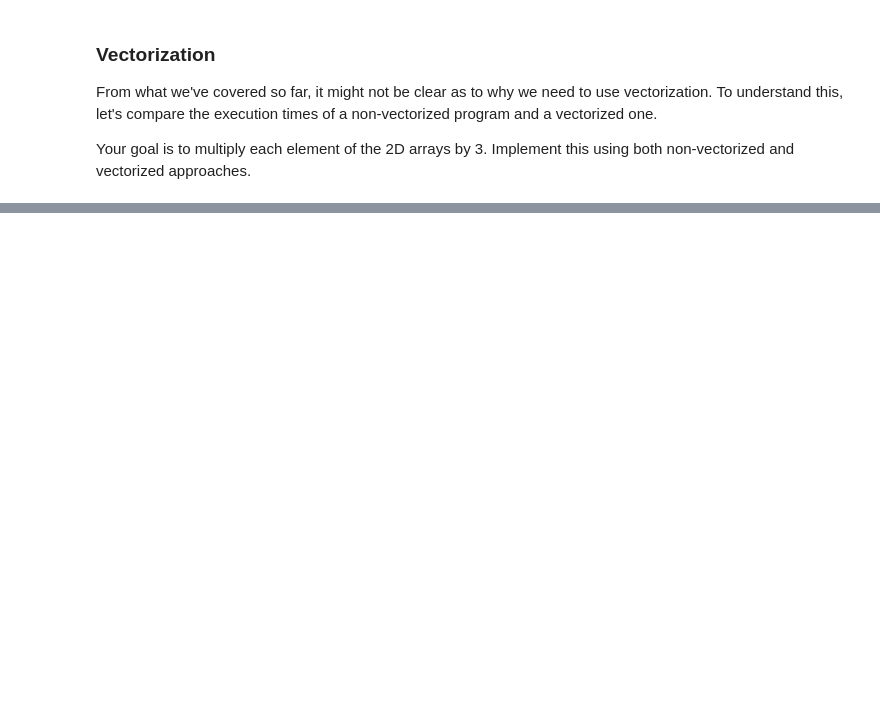
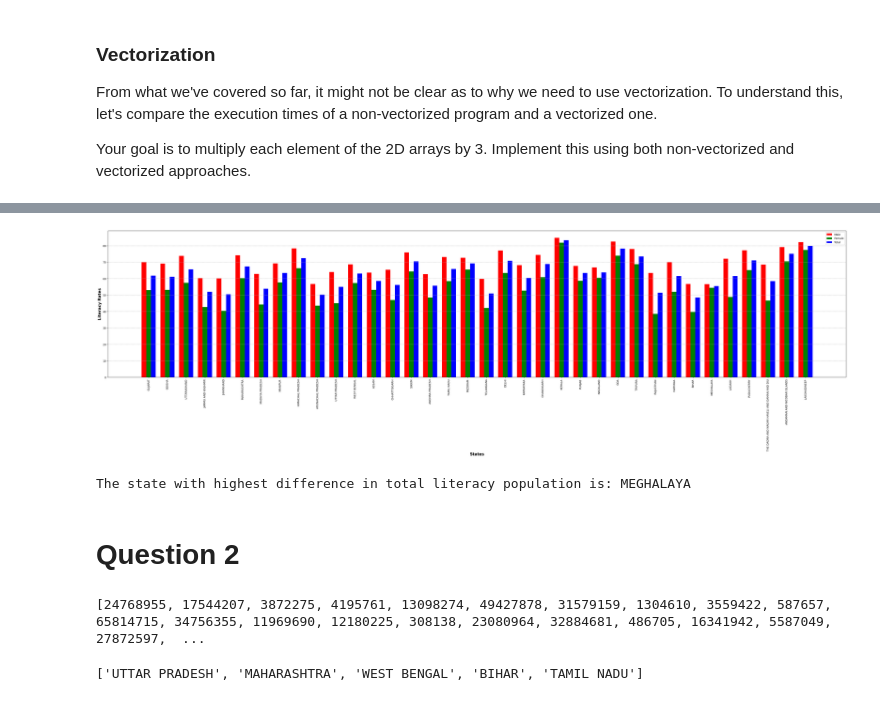
Before and after one commit to avinashc5/VisualTales-Image-Caption-Generator, a Jupyter notebook: Assignment1.ipynb, the cells around one changed output, grey strips where cells are left out. Drawn from its saved outputs; the diff is of its cells as text; code cells hidden in the pictures; blank space fills up the shorter version.

```diff
--- a/Assignment1.ipynb
+++ b/Assignment1.ipynb
@@ -306,0 +434,16 @@ data = pd.read_csv('NDAP_REPORT_6000.csv')
+# %%
+rmale_literate = []
+rfemale_literate = []
+rtotal_literate = []
+
+for state in states:
+	mask = rural['State'] == state
+	x = rural[mask]['Male literate population'].sum()
+	x_ = rural[mask]['Male illiterate population '].sum()
+	rmale_literate.append(100*x/(x+x_))
+	y = rural[mask]['Female literate population '].sum()
+	y_ = rural[mask]['Female illiterate population '].sum()
+	rfemale_literate.append(100*y/(y+y_))
+	z = rural[mask]['Literate population '].sum()
+	z_ = rural[mask]['Illiterate population'].sum()
+	rtotal_literate.append(100*z/(z+z_))
@@ -306,0 +458,47 @@ data = pd.read_csv('NDAP_REPORT_6000.csv')
+# %%
+fig = plt.subplots(figsize = (50, 10))
+bar_width = 0.25
+
+br1 = np.arange(len(rmale_literate))
+br2 = [x + bar_width for x in br1]
+br3 = [x + bar_width for x in br2]
+
+plt.bar(br1, rmale_literate, color ='r', width = bar_width, label ='Male')
+plt.bar(br2, rfemale_literate, color ='g', width = bar_width, label ='Female')
+plt.bar(br3, rtotal_literate, color ='b', width = bar_width, label ='Total')
+
+plt.xlabel('States', fontweight ='bold', fontsize = 15)
+plt.ylabel('Literacy Rates', fontweight ='bold', fontsize = 15)
+plt.xticks([r + bar_width for r in range(len(rmale_literate))], states, rotation = 90)
+plt.legend()
+plt.grid(axis = 'y', linestyle = '--')
+plt.show()
+# %% [output]
+[figure, added]
+# %%
+literacy_diff = []
+for i in range(len(utotal_literate)):
+	literacy_diff.append(utotal_literate[i] - rtotal_literate[i])
+print('The state with highest difference in total literacy population is:', states[literacy_diff.index(max(literacy_diff))])
+# %% [output]
+The state with highest difference in total literacy population is: MEGHALAYA
+# %% [markdown]
+# Question 2
+# %%
+employment = []
+
+for state in states:
+	mask = data['State'] == state
+	x = data[mask]['Working population'].sum()
+	employment.append(x)
+
+print(employment)
+# %% [output]
+[24768955, 17544207, 3872275, 4195761, 13098274, 49427878, 31579159, 1304610, 3559422, 587657, 65814715, 34756355, 11969690, 12180225, 308138, 23080964, 32884681, 486705, 16341942, 5587049, 27872597,  ...
+# %%
+sorted_employment = sorted(employment, reverse = True)
+esorted_states = [x for _, x in sorted(zip(employment, states), reverse = True)]
+
+print(esorted_states[:5])
+# %% [output]
+['UTTAR PRADESH', 'MAHARASHTRA', 'WEST BENGAL', 'BIHAR', 'TAMIL NADU']
```
Also changed, not shown: parts of 41 cells of this notebook.
